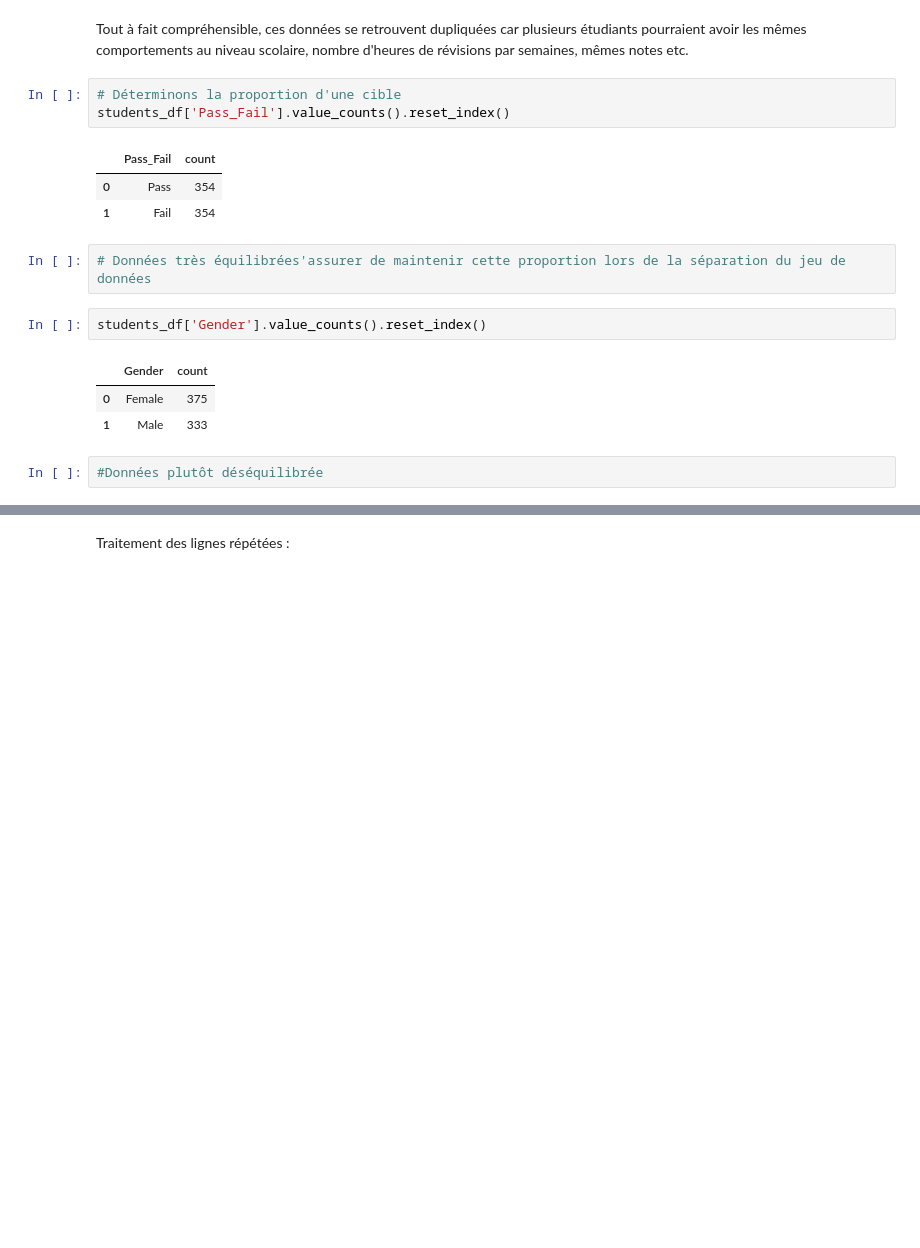
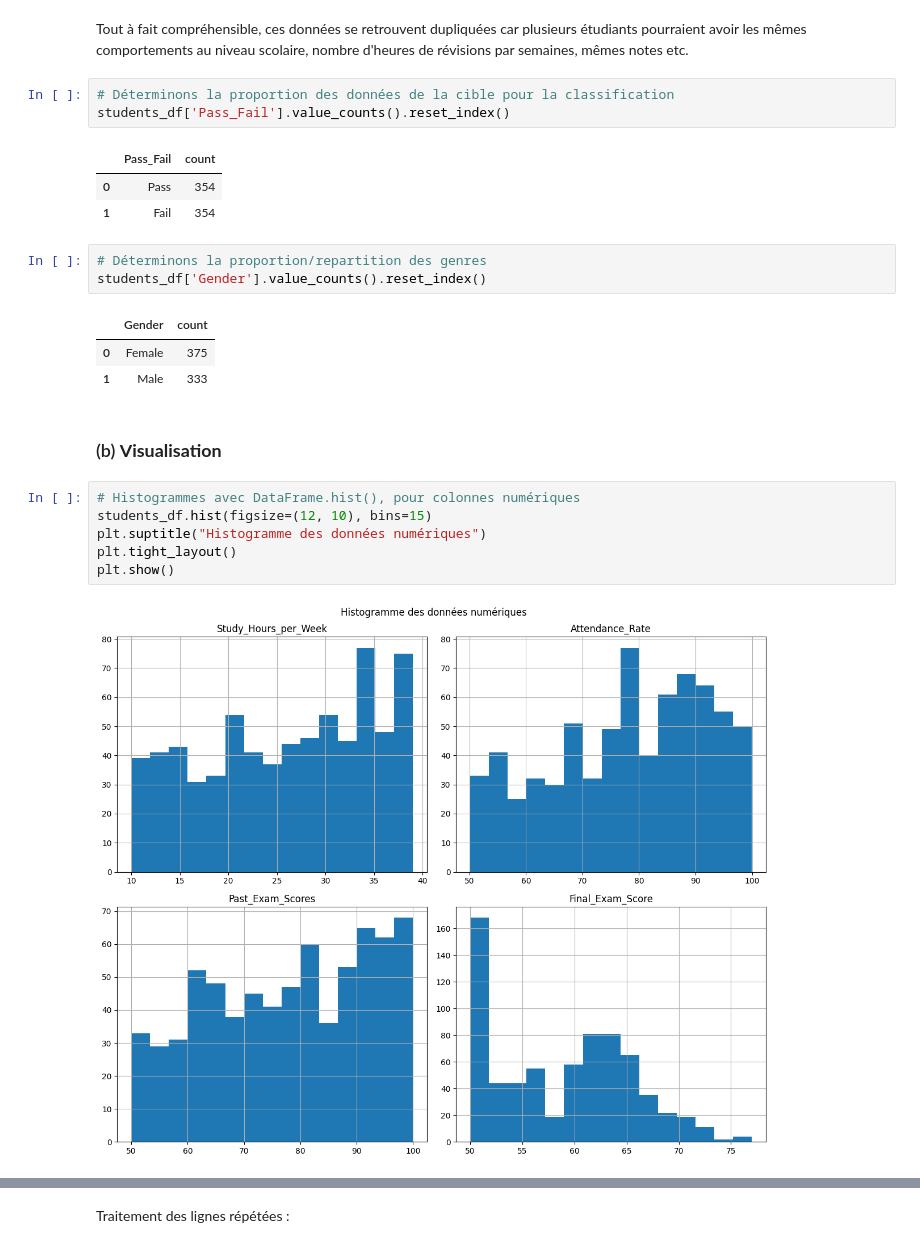
Before and after one commit to kevin-tchinda/student-success-monitoring, a Jupyter notebook: notebooks/student_success_monitoring.ipynb, the cells around one changed output, grey strips where cells are left out. Cells and saved outputs as stored; diff of their text form; blank space fills up the shorter version.

```diff
--- a/notebooks/student_success_monitoring.ipynb
+++ b/notebooks/student_success_monitoring.ipynb
@@ -146,19 +155,26 @@ students_df[students_df.duplicated()] # Retourne toutes les données qui dupliqu
 # %% [markdown]
 Tout à fait compréhensible, ces données se retrouvent dupliquées car plusieurs étudiants pourraient avoir les mêmes comportements au niveau scolaire, nombre d'heures de révisions par semaines, mêmes notes etc.
 # %%
-# Déterminons la proportion d'une cible
+# Déterminons la proportion des données de la cible pour la classification
 students_df['Pass_Fail'].value_counts().reset_index()
 # %% [output]
 |  | Pass_Fail | count |
 | 0 | Pass | 354 |
 | 1 | Fail | 354 |
-# %%
-# Données très équilibrées'assurer de maintenir cette proportion lors de la séparation du jeu de données
 # %%
+# Déterminons la proportion/repartition des genres
 students_df['Gender'].value_counts().reset_index()
 # %% [output]
 |  | Gender | count |
 | 0 | Female | 375 |
 | 1 | Male | 333 |
-# %%
-#Données plutôt déséquilibrée
+# %% [markdown]
+### (b) **Visualisation**
+# %%
+# Histogrammes avec DataFrame.hist(), pour colonnes numériques
+students_df.hist(figsize=(12, 10), bins=15)
+plt.suptitle("Histogramme des données numériques")
+plt.tight_layout()
+plt.show()
+# %% [output]
+[figure, added]
```
Also changed, not shown: parts of 22 cells of this notebook, 1 other file.
